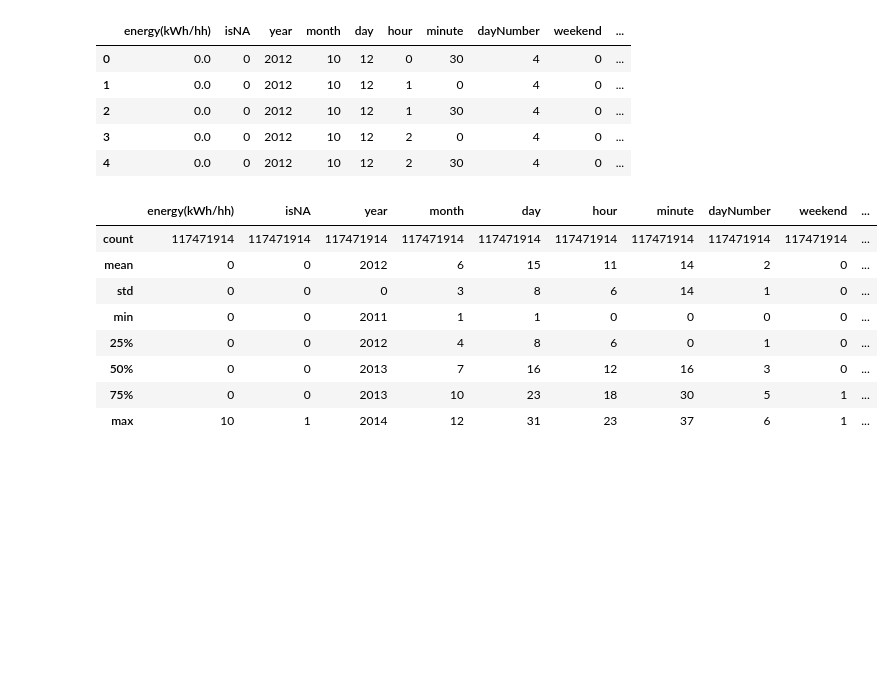
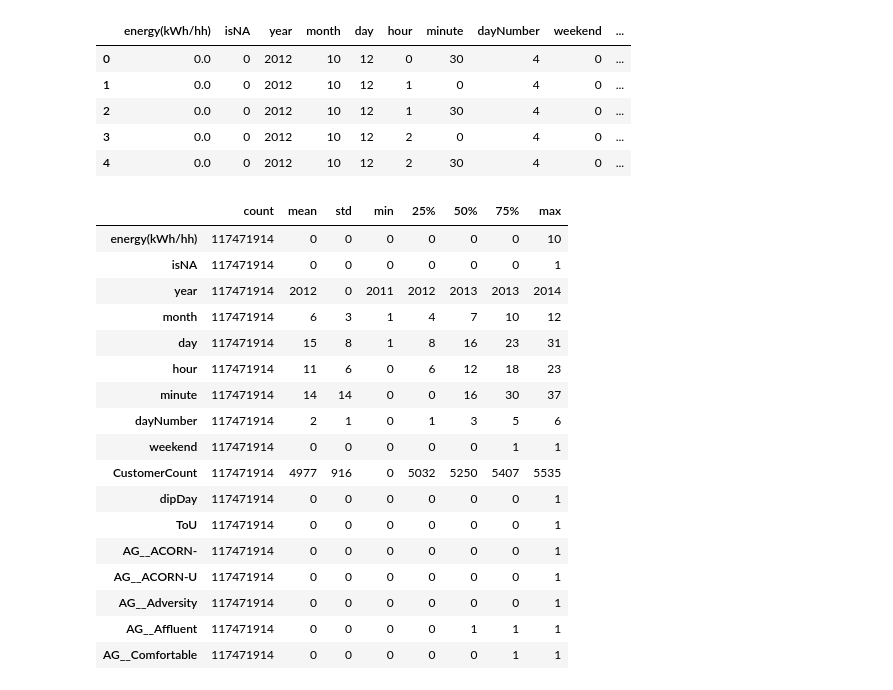
Before and after one commit to brepowell/EnergyConsumption, a Jupyter notebook: LondonDataFeatureEngineering.ipynb, the cells around one changed output. Drawn from its saved outputs; the diff is of its cells as text; code cells hidden in the pictures; blank space fills up the shorter version.

```diff
--- a/LondonDataFeatureEngineering.ipynb
+++ b/LondonDataFeatureEngineering.ipynb
@@ -742,15 +742,24 @@ test_df = londonData[int(n*0.9):]
 
 num_features = londonData.shape[1]
 # %%
-train_df.describe().astype(int)
+train_df.describe().astype(int).transpose()
 # %% [output]
-|  | energy(kWh/hh) | isNA | year | month | day | hour | minute | dayNumber | weekend | ... |
-| count | 117471914 | 117471914 | 117471914 | 117471914 | 117471914 | 117471914 | 117471914 | 117471914 | 117471914 | ... |
-| mean | 0 | 0 | 2012 | 6 | 15 | 11 | 14 | 2 | 0 | ... |
-| std | 0 | 0 | 0 | 3 | 8 | 6 | 14 | 1 | 0 | ... |
-| min | 0 | 0 | 2011 | 1 | 1 | 0 | 0 | 0 | 0 | ... |
-| 25% | 0 | 0 | 2012 | 4 | 8 | 6 | 0 | 1 | 0 | ... |
-| 50% | 0 | 0 | 2013 | 7 | 16 | 12 | 16 | 3 | 0 | ... |
-| 75% | 0 | 0 | 2013 | 10 | 23 | 18 | 30 | 5 | 1 | ... |
-| max | 10 | 1 | 2014 | 12 | 31 | 23 | 37 | 6 | 1 | ... |
+|  | count | mean | std | min | 25% | 50% | 75% | max |
+| energy(kWh/hh) | 117471914 | 0 | 0 | 0 | 0 | 0 | 0 | 10 |
+| isNA | 117471914 | 0 | 0 | 0 | 0 | 0 | 0 | 1 |
+| year | 117471914 | 2012 | 0 | 2011 | 2012 | 2013 | 2013 | 2014 |
+| month | 117471914 | 6 | 3 | 1 | 4 | 7 | 10 | 12 |
+| day | 117471914 | 15 | 8 | 1 | 8 | 16 | 23 | 31 |
+| hour | 117471914 | 11 | 6 | 0 | 6 | 12 | 18 | 23 |
+| minute | 117471914 | 14 | 14 | 0 | 0 | 16 | 30 | 37 |
+| dayNumber | 117471914 | 2 | 1 | 0 | 1 | 3 | 5 | 6 |
+| weekend | 117471914 | 0 | 0 | 0 | 0 | 0 | 1 | 1 |
+| CustomerCount | 117471914 | 4977 | 916 | 0 | 5032 | 5250 | 5407 | 5535 |
+| dipDay | 117471914 | 0 | 0 | 0 | 0 | 0 | 0 | 1 |
+| ToU | 117471914 | 0 | 0 | 0 | 0 | 0 | 0 | 1 |
+| AG__ACORN- | 117471914 | 0 | 0 | 0 | 0 | 0 | 0 | 1 |
+| AG__ACORN-U | 117471914 | 0 | 0 | 0 | 0 | 0 | 0 | 1 |
+| AG__Adversity | 117471914 | 0 | 0 | 0 | 0 | 0 | 0 | 1 |
+| AG__Affluent | 117471914 | 0 | 0 | 0 | 0 | 1 | 1 | 1 |
+| AG__Comfortable | 117471914 | 0 | 0 | 0 | 0 | 0 | 1 | 1 |
 # %%
```
Also changed, not shown: parts of 2 cells of this notebook, 1 other file.
